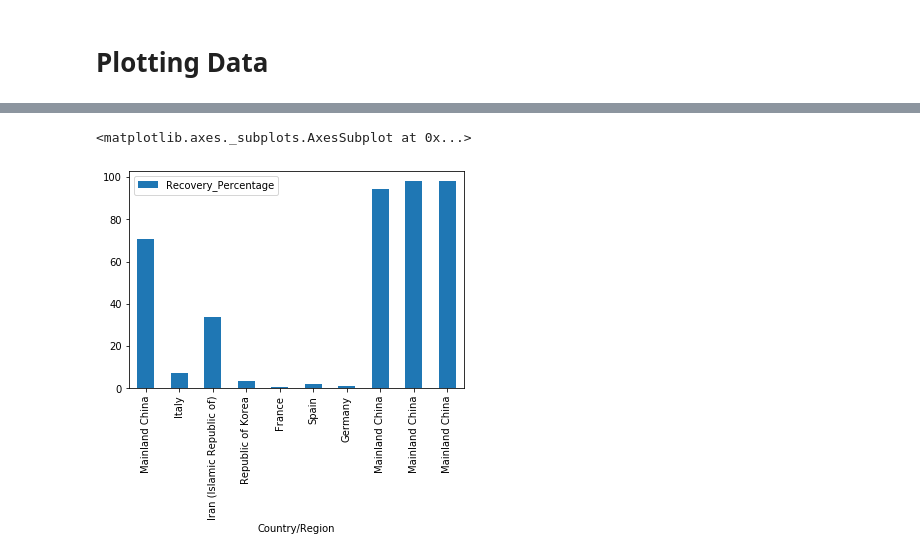
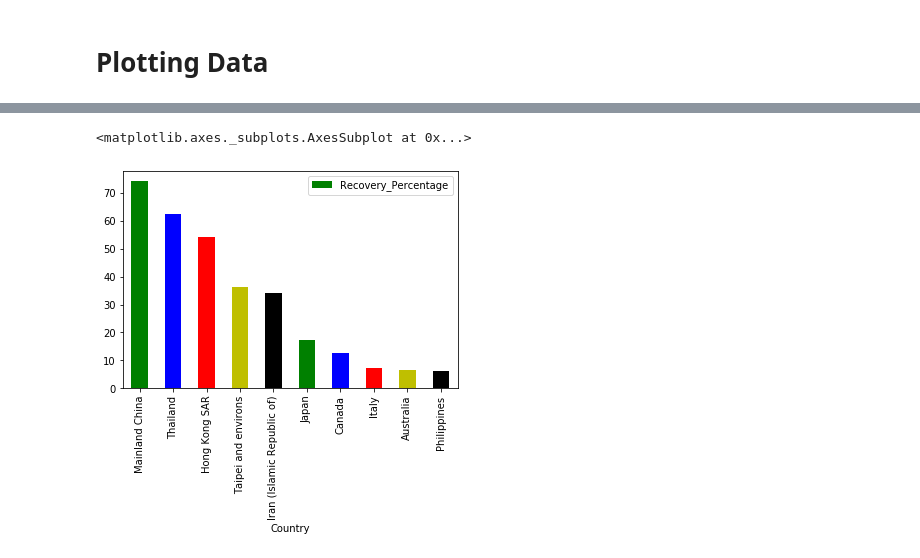
Before and after one commit to aditya2695/Covid--19-Data-Analysis, a Jupyter notebook: Covid Data Analysis.ipynb, the cells around one changed output, grey strips where cells are left out. Drawn from its saved outputs; the diff is of its cells as text; code cells hidden in the pictures.

```diff
--- a/Covid Data Analysis.ipynb
+++ b/Covid Data Analysis.ipynb
@@ -28,0 +30,3 @@ df
+# %%
+df.rename(columns = {'Country/Region':'Country'}, inplace = True)
+df.head()
@@ -76,14 +87,14 @@ df_filtered.head(10)
 | 9 | Zhejiang | Mainland China | 2020-03-10T10:33:02 | 1215 | 1 | 1191 | 29.1832 | 120.0934 |
 # %%
 aggregations = {
-    'Country/Region':'first',
+    'Country':'first',
     'Confirmed':'sum',
     'Deaths':'sum',
     'Recovered':'sum',
     'Latitude':'first',
     'Longitude':'first'
 }
-df_filtered = df_filtered.groupby('Country/Region').agg(aggregations)
+df_filtered = df_filtered.groupby('Country').agg(aggregations)
 # %%
 df_filtered      = df_filtered.sort_values(by='Deaths', ascending=False)
 df_filtered.head()
@@ -123,0 +164,3 @@ df_filtered.head(10).plot.bar(x = 'Country/Region', y = ['Death_Percentage'])
+# %%
+df_recovery_order      = df_filtered.sort_values(by='Recovery_Percentage', ascending=False)
+df_recovery_order.head(10)
@@ -124,5 +185,6 @@ df_filtered.head(10).plot.bar(x = 'Country/Region', y = ['Death_Percentage'])
 # %%
-df_filtered.head(10).plot.bar(x = 'Country/Region', y = ['Recovery_Percentage'])
+
+df_recovery_order.head(10).plot(kind='bar',x = 'Country', y = 'Recovery_Percentage',color=)
 # %% [output]
 <matplotlib.axes._subplots.AxesSubplot at 0x...>
-[figure, old version]
+[figure, new version]
```
Also changed, not shown: parts of 18 cells of this notebook.
